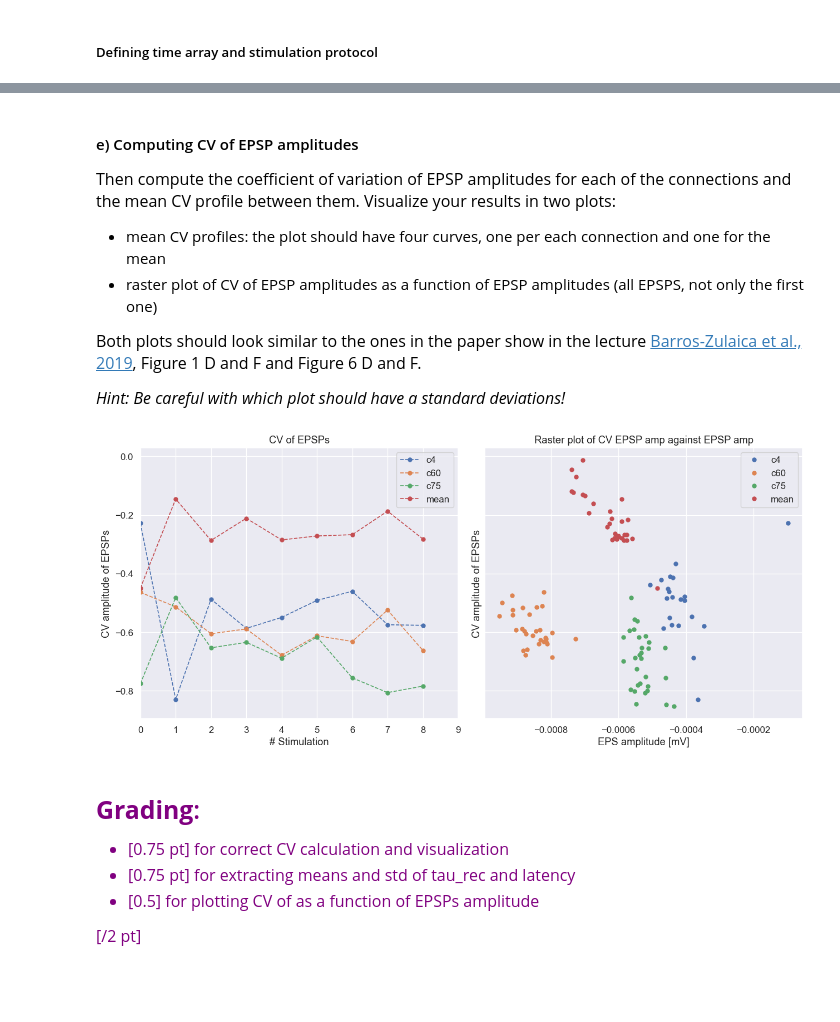
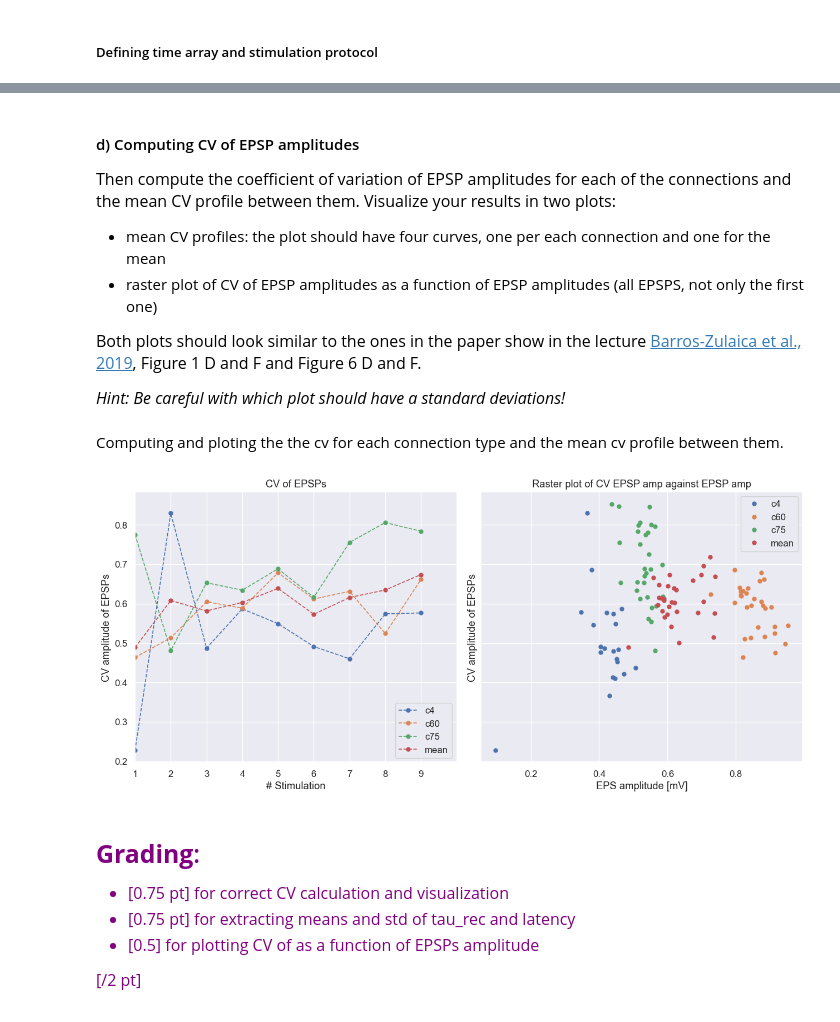
Before and after one commit to ejayromero/biophysics-NX-450, a Jupyter notebook: Week_8/Week8_HomeWork.ipynb, the cells around one changed output, grey strips where cells are left out. Saved outputs shown, nothing was run; the diff lists cells and outputs as text; code cells hidden in the pictures; blank space fills up the shorter version.

```diff
--- a/Week_8/Week8_HomeWork.ipynb
+++ b/Week_8/Week8_HomeWork.ipynb
@@ -183,7 +183,7 @@ def extract_EPSP_features(psp_trace, psp_time, stimulation_time):
     twenty_amplitude = amplitude_psp * 80.0 / 100.0
     eighty_amplitude = amplitude_psp * 20.0 / 100.0
     five_amplitude = amplitude_psp * 95.0 / 100.0
-    amplitude = eighty_amplitude - twenty_amplitude
+    amplitude = twenty_amplitude - eighty_amplitude
 
     # compute amplitude percentages on the psp trace
     psp_percent = {
@@ -208,9 +208,10 @@ def extract_EPSP_features(psp_trace, psp_time, stimulation_time):
     tau_rise = np.abs((psp_times["twenty"] - psp_times["eighty"]))
     latency = np.abs((psp_times["five"]) - stimulation_time)
 
-    return psp_percent, psp_times, amplitude, tau_rise, latency
+    return psp_percent, psp_times, abs(amplitude)*1000, tau_rise, latency
 
 def extract_multi_EPSP_features(trace, time, stimulation_index):
+    """Extracts all features for 1 trace of 1 connection type"""
     psp_traces = []
     psp_times = []
     amplitudes = []
@@ -276,12 +277,15 @@ def multi_co_extraction(traces, time, stimulation_indices):
     return psp_traces, psp_times, amplitudes, tau_rises, latencies, mean_amplitudes, mean_latencies, mean_tau_rises, std_amplitudes, std_latencies, std_tau_rises
 
 def plot_feature(ax, mean, std, title, ylab, xlab, co_lab):
+    """Plot mean and std of a feature"""""
     stim_lim = 9
     ax.plot(mean, label=co_lab)
     ax.fill_between(np.arange(len(mean)), np.array(mean) - np.array(std), np.array(mean) + np.array(std), alpha=0.2)
-    ax.set_xlim(0, stim_lim)
+    ax.set_xlim(1, stim_lim)
     ax.set_title(title)
     ax.set_ylabel(ylab)
+    ax.set_xticks(range(1, stim_lim + 1))
+    ax.set_xticklabels(range(1, stim_lim + 1))
     ax.set_xlabel(xlab)
 
 
@@ -488,23 +361,0 @@ def plot_amplitudes(c_type, psp_trace, psp_time, amplitudes, stds):
-# %%
-# initiating vectors of features
-amplitudes = []
-psp_traces = []
-psp_time = []
-stds = []
-plt.rcParams['lines.markersize'] = 5
-plt.rcParams['lines.linewidth'] = 1.2
-fig, ax = plt.subplots(2, 1, figsize=(7, 6), sharex=True)
-fig.suptitle(f"Amplitudes of EPSPs")
-for mean_trace, c_type in zip(mean_traces, c_types):
-    # getting features
-    psp_trace, psp_tim, amplitude, std = amp_extraction(mean_trace, time, stimulation_indices)
-    # stocking features
-    amplitudes.append(amplitude)
-    psp_traces.append(psp_trace)
-    psp_time.append(psp_tim)
-    stds.append(std)
-    plot_amplitudes(c_type, mean_trace, time, amplitude, std)
-
-plt.legend(loc='upper right')
-plt.tight_layout()
-plt.show()
@@ -516,5 +362,5 @@ plt.show()
 # %% [markdown]
-#### e) Computing CV of EPSP amplitudes
+#### d) Computing CV of EPSP amplitudes
 <font size='3'>Then compute the coefficient of variation of EPSP amplitudes for each of the connections and the mean CV profile between them. Visualize your results in two plots:
 - mean CV profiles: the plot should have four curves, one per each connection and one for the mean
 - raster plot of CV of EPSP amplitudes as a function of EPSP amplitudes (all EPSPS, not only the first one)
@@ -527,29 +373,41 @@ plt.show()
 def compute_CV(mean_amplitudes, std_amplitudes):
     """Compute CV of amplitudes"""
     return np.array(std_amplitudes) / np.array(mean_amplitudes)
+# %% [markdown]
+Computing and ploting the the cv for each connection type and the mean cv profile between them.
 # %%
+ind = 3
+cvs= []
 fig, axes = plt.subplots(1, 2, figsize=(13, 6), sharey=True)
 plt.rcParams['lines.markersize'] = 10
 plt.rcParams['lines.linewidth'] = 1.2
 stim_lim = 9
-for mean_amplitudes, std_amplitudes, co in zip(all_mean_amplitudes, all_std_amplitudes, connections):
+for mean_amplitudes, std_amplitudes, co in zip(all_mean_amplitudes[0:ind], all_std_amplitudes[0:ind], connections[0:ind]):
     cv = compute_CV(mean_amplitudes, std_amplitudes)
+    cvs.append(cv)
     axes[0].plot(cv[:stim_lim], '.--', label=co)
     axes[0].set_ylabel("CV amplitude of EPSPs")
     axes[0].set_xlabel("# Stimulation")
     axes[0].set_title("CV of EPSPs")
     axes[0].set_xlim(0, stim_lim)
+    axes[0].set_xticks(range(stim_lim))
+    axes[0].set_xticklabels(range(1, stim_lim+1))
     axes[0].legend()
     axes[1].plot(mean_amplitudes, cv, '.', label=co)
     axes[1].set_ylabel("CV amplitude of EPSPs")
     axes[1].set_xlabel("EPS amplitude [mV]")
     axes[1].set_title("Raster plot of CV EPSP amp against EPSP amp")
     axes[1].legend()
+mean_cvs = add_all_connect_mean_std(cvs, type="mean")[-1]
+axes[0].plot(mean_cvs[:stim_lim], '.--', label='mean')
+axes[0].legend()
+axes[1].plot(all_mean_amplitudes[-1], mean_cvs, '.', label='mean')
+axes[1].legend()
 
 plt.tight_layout()
 plt.show()
 # %% [output]
-[figure, old version]
+[figure, new version]
 # %% [markdown]
 <span style="color:purple">
 <font size='3'>
```
Also changed, not shown: parts of 9 cells of this notebook.
